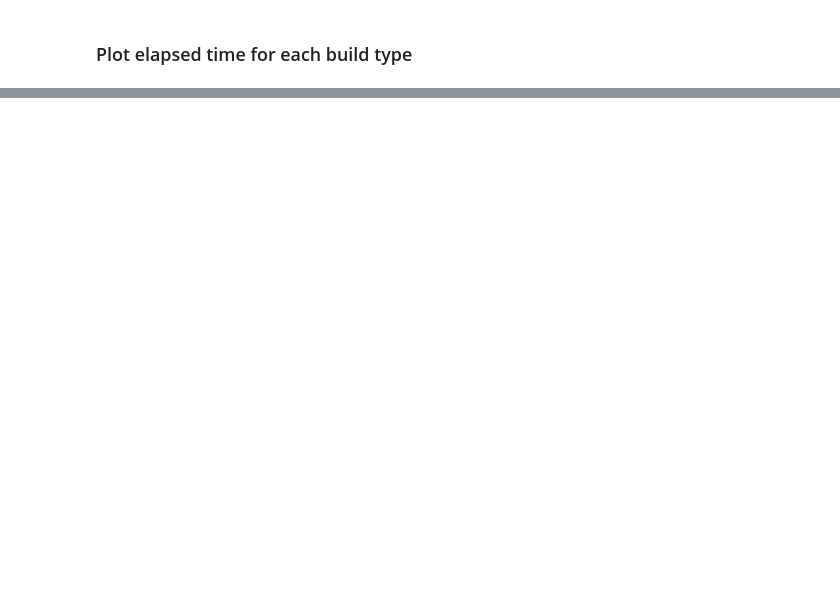
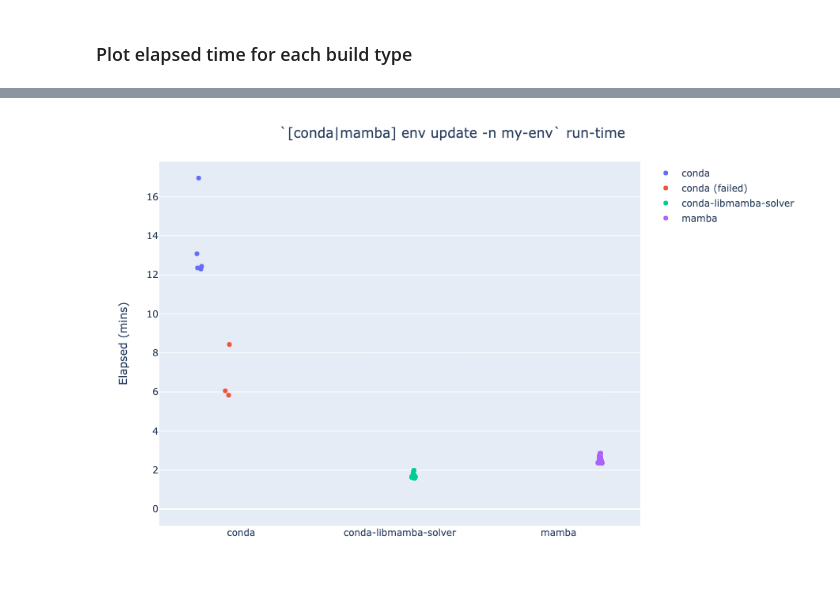
Before and after one commit to runsascoded/libmamba-solver-test, a Jupyter notebook: build-times.ipynb, the cells around one changed output, grey strips where cells are left out. Saved outputs shown, nothing was run; the diff lists cells and outputs as text; code cells hidden in the pictures; blank space fills up the shorter version.

```diff
--- a/build-times.ipynb
+++ b/build-times.ipynb
@@ -266,0 +296,3 @@ display(Image(filename=png_path))
+# %%
+new_envs = get_attempts(new_env_run_ids)
+new_envs
@@ -266,0 +318,4 @@ display(Image(filename=png_path))
+# %%
+plot_attempts(new_envs, name='run-times-new-env', env='my-env')
+# %% [output]
+[figure, added]
```
Also changed, not shown: parts of 13 cells of this notebook, 4 other files.
